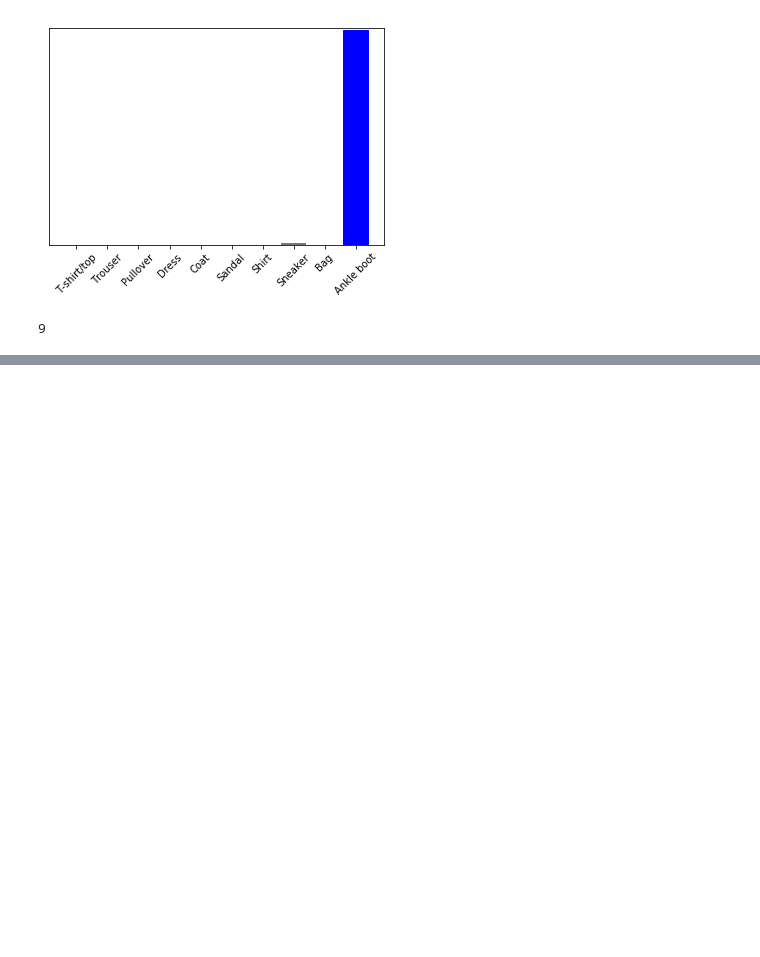
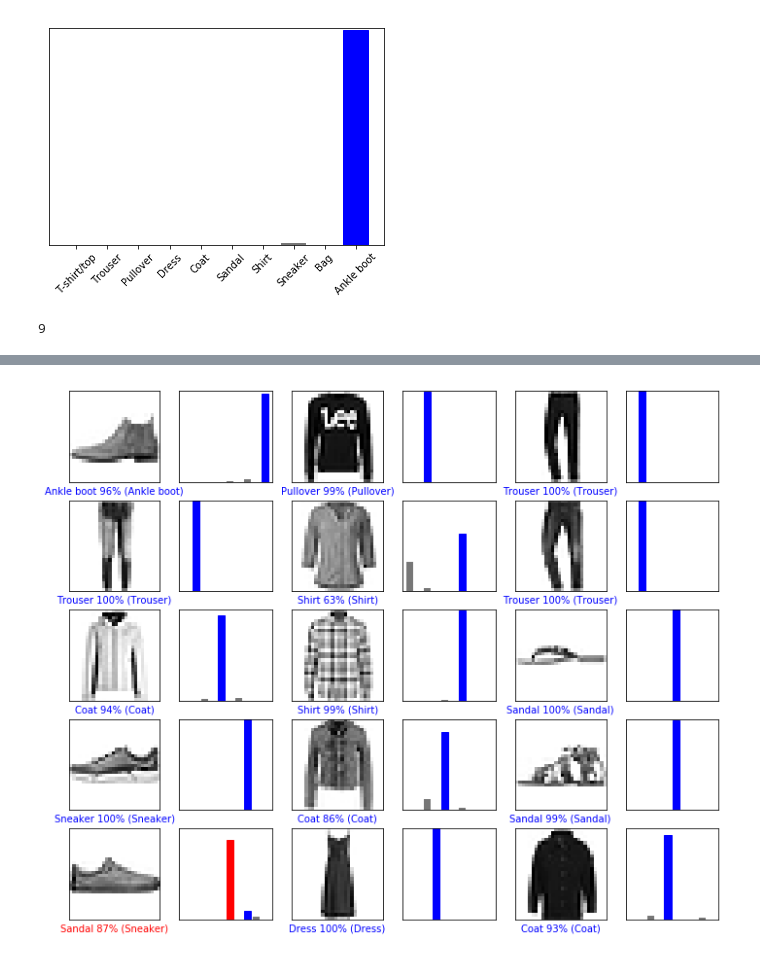
Before and after one commit to GabriellBP/Effective-TensorFlow, a Jupyter notebook: Tensorflow.ipynb, the cells around one changed output, grey strips where cells are left out. Saved outputs shown, nothing was run; the diff lists cells and outputs as text; code cells hidden in the pictures; blank space fills up the shorter version.

```diff
--- a/Tensorflow.ipynb
+++ b/Tensorflow.ipynb
@@ -194,0 +271,7 @@ np.argmax(predictions_single[0])
+# %%
+model.compile(optimizer='adam', # this is how the model is updated based on the data it sees and its loss function.
+              loss='sparse_categorical_crossentropy', # this measures how accurate the model is during training. We want to minimize this function to "steer" the model in the right direction.
+              metrics=['accuracy']) # used to monitor the training and testing steps.
+# %%
+# training the model
+model.fit(train_images, train_labels, epochs=5)
@@ -194,0 +300,2 @@ np.argmax(predictions_single[0])
+# %%
+predictions = model.predict(test_images)
@@ -194,0 +342,24 @@ np.argmax(predictions_single[0])
+# %%
+# 0th image, predictions, and prediction array
+i = 0
+plt.figure(figsize=(6,3))
+plt.subplot(1,2,1)
+plot_image(i, predictions, test_labels, test_images)
+plt.subplot(1,2,2)
+plot_value_array(i, predictions,  test_labels)
+plt.show()
+# %%
+# plot the first X test images, their predicted label, and the true label
+# color correct predictions in blue, incorrect predictions in red
+num_rows = 5
+num_cols = 3
+num_images = num_rows*num_cols
+plt.figure(figsize=(2*2*num_cols, 2*num_rows))
+for i in range(num_images):
+  plt.subplot(num_rows, 2*num_cols, 2*i+1)
+  plot_image(i, predictions, test_labels, test_images)
+  plt.subplot(num_rows, 2*num_cols, 2*i+2)
+  plot_value_array(i, predictions, test_labels)
+plt.show()
+# %% [output]
+[figure, added]
```
Also changed, not shown: parts of 32 cells of this notebook.
